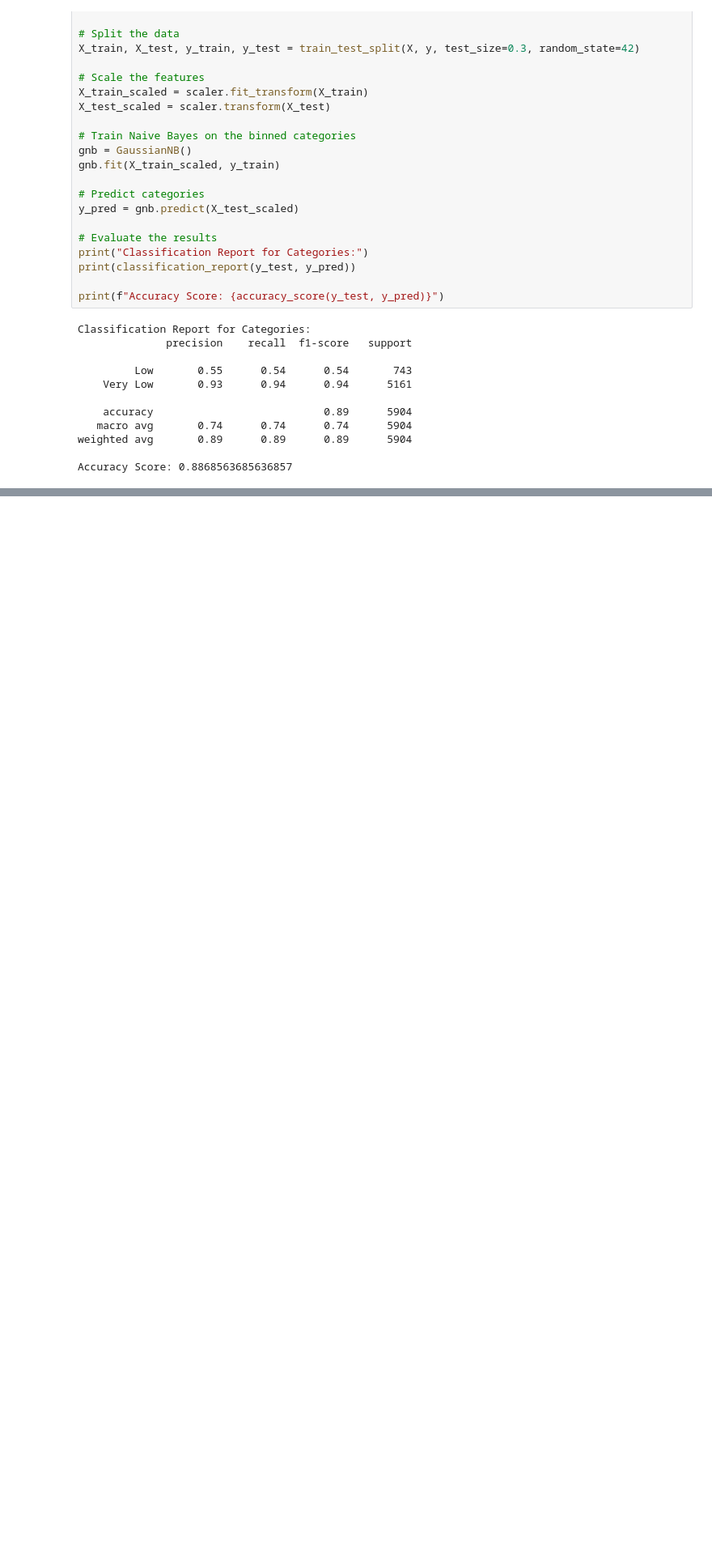
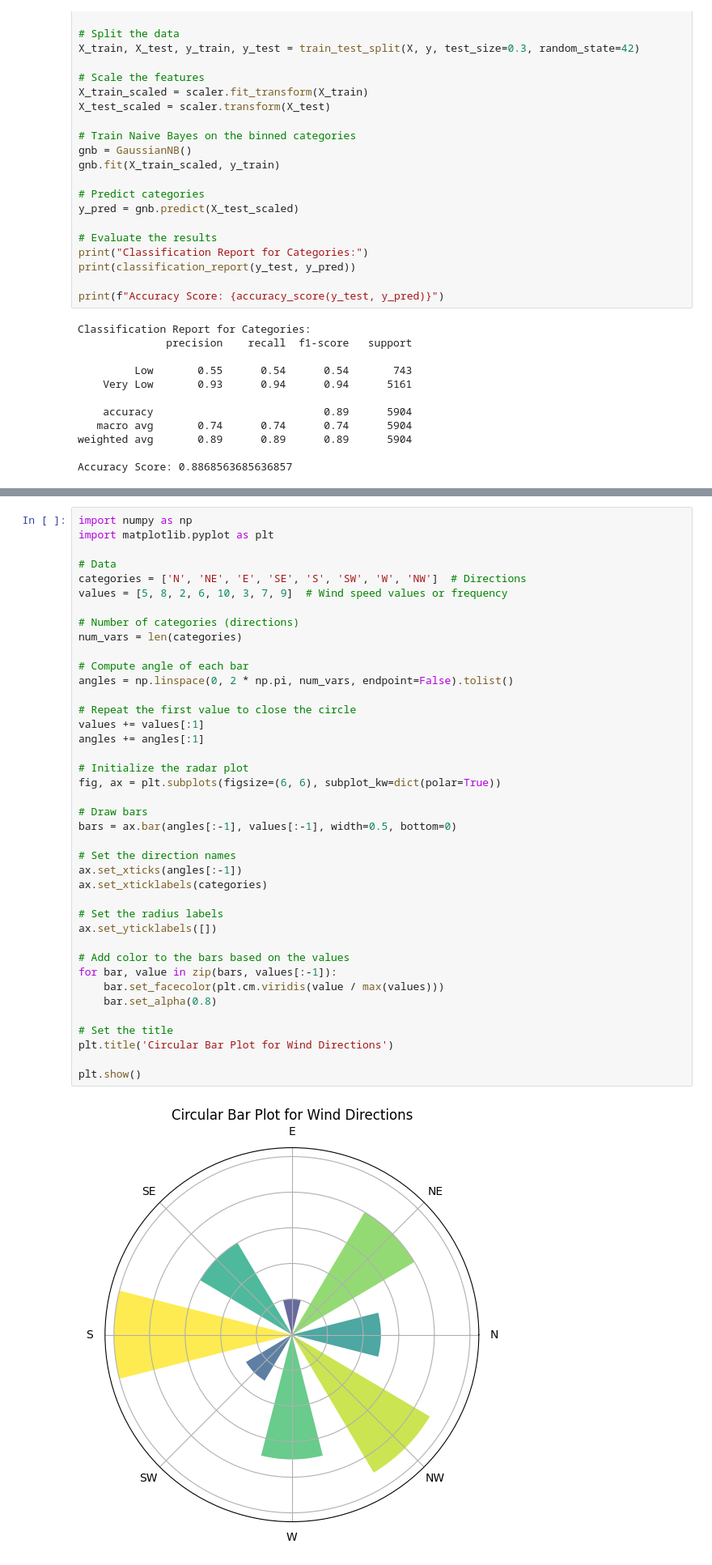
Before and after one commit to soroush62/Python-oceanography-analysis-data-application, a Jupyter notebook: Python Files/test.ipynb, the cells around one changed output, grey strips where cells are left out. Shown at 81% size. Drawn from its saved outputs; the diff is of its cells as text; blank space fills up the shorter version.

```diff
--- a/Python Files/test.ipynb
+++ b/Python Files/test.ipynb
@@ -606,0 +491,42 @@ You can set `force_col_wise=true` to remove the overhead.
+# %%
+import numpy as np
+import matplotlib.pyplot as plt
+
+# Data
+categories = ['N', 'NE', 'E', 'SE', 'S', 'SW', 'W', 'NW']  # Directions
+values = [5, 8, 2, 6, 10, 3, 7, 9]  # Wind speed values or frequency
+
+# Number of categories (directions)
+num_vars = len(categories)
+
+# Compute angle of each bar
+angles = np.linspace(0, 2 * np.pi, num_vars, endpoint=False).tolist()
+
+# Repeat the first value to close the circle
+values += values[:1]
+angles += angles[:1]
+
+# Initialize the radar plot
+fig, ax = plt.subplots(figsize=(6, 6), subplot_kw=dict(polar=True))
+
+# Draw bars
+bars = ax.bar(angles[:-1], values[:-1], width=0.5, bottom=0)
+
+# Set the direction names
+ax.set_xticks(angles[:-1])
+ax.set_xticklabels(categories)
+
+# Set the radius labels
+ax.set_yticklabels([])
+
+# Add color to the bars based on the values
+for bar, value in zip(bars, values[:-1]):
+    bar.set_facecolor(plt.cm.viridis(value / max(values)))
+    bar.set_alpha(0.8)
+
+# Set the title
+plt.title('Circular Bar Plot for Wind Directions')
+
+plt.show()
+# %% [output]
+[figure, added]
```
Also changed, not shown: parts of 4 cells of this notebook, 7 other files.
